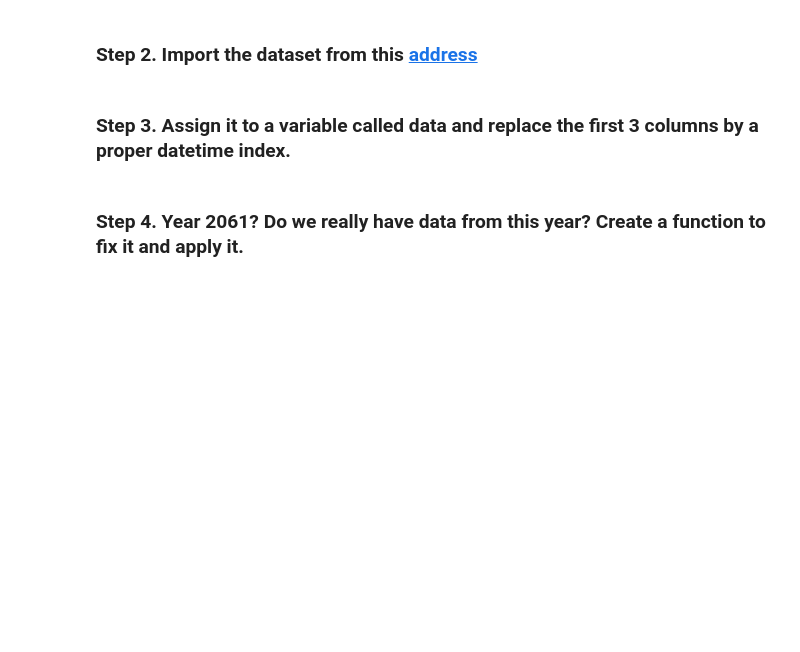
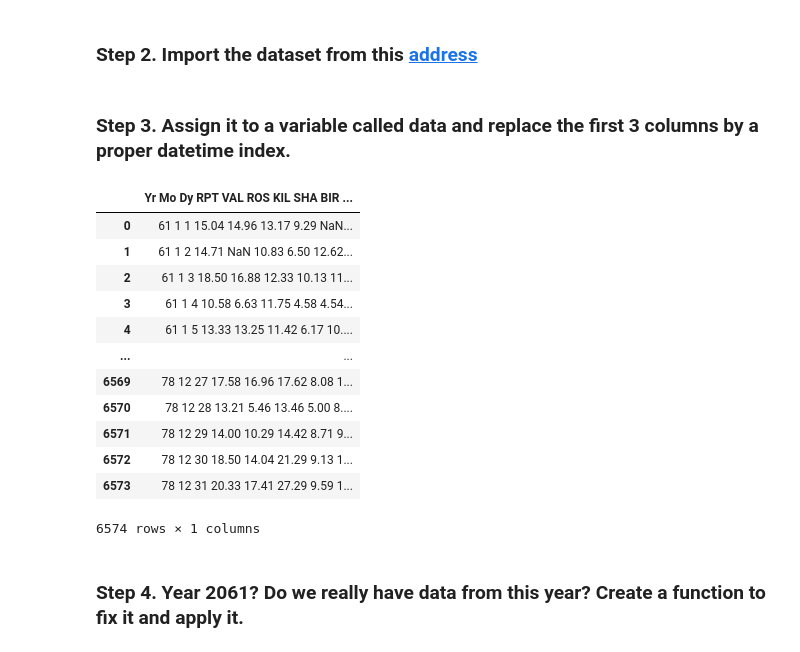
Before and after one commit to VladislavasR/GitDemoProject, a Jupyter notebook: 03_Pandas/PP3_Pandas.ipynb, the cells around one changed output. Drawn from its saved outputs; the diff is of its cells as text; code cells hidden in the pictures; blank space fills up the shorter version.

```diff
--- a/03_Pandas/PP3_Pandas.ipynb
+++ b/03_Pandas/PP3_Pandas.ipynb
@@ -659,7 +660,25 @@ Yr Mo Dy   RPT   VAL   ROS   KIL   SHA   BIR   DUB   CLA   MUL   CLO   BEL   MAL
 # %% [markdown]
 ### Step 2. Import the dataset from this [address](https://raw.githubusercontent.com/guipsamora/pandas_exercises/master/06_Stats/Wind_Stats/wind.data)
+# %%
+url = 'https://raw.githubusercontent.com/guipsamora/pandas_exercises/master/06_Stats/Wind_Stats/wind.data'
 # %% [markdown]
 ### Step 3. Assign it to a variable called data and replace the first 3 columns by a proper datetime index.
+# %%
+data = pd.read_csv(url)
+# %% [output]
+|  | Yr Mo Dy RPT VAL ROS KIL SHA BIR ... |
+| 0 | 61 1 1 15.04 14.96 13.17 9.29 NaN... |
+| 1 | 61 1 2 14.71 NaN 10.83 6.50 12.62... |
+| 2 | 61 1 3 18.50 16.88 12.33 10.13 11... |
+| 3 | 61 1 4 10.58 6.63 11.75 4.58 4.54... |
+| 4 | 61 1 5 13.33 13.25 11.42 6.17 10.... |
+| ... | ... |
+| 6569 | 78 12 27 17.58 16.96 17.62 8.08 1... |
+| 6570 | 78 12 28 13.21 5.46 13.46 5.00 8.... |
+| 6571 | 78 12 29 14.00 10.29 14.42 8.71 9... |
+| 6572 | 78 12 30 18.50 14.04 21.29 9.13 1... |
+| 6573 | 78 12 31 20.33 17.41 27.29 9.59 1... |
+6574 rows × 1 columns
 # %% [markdown]
 ### Step 4. Year 2061? Do we really have data from this year? Create a function to fix it and apply it.
 # %% [markdown]
```
Also changed, not shown: parts of 2 cells of this notebook.
